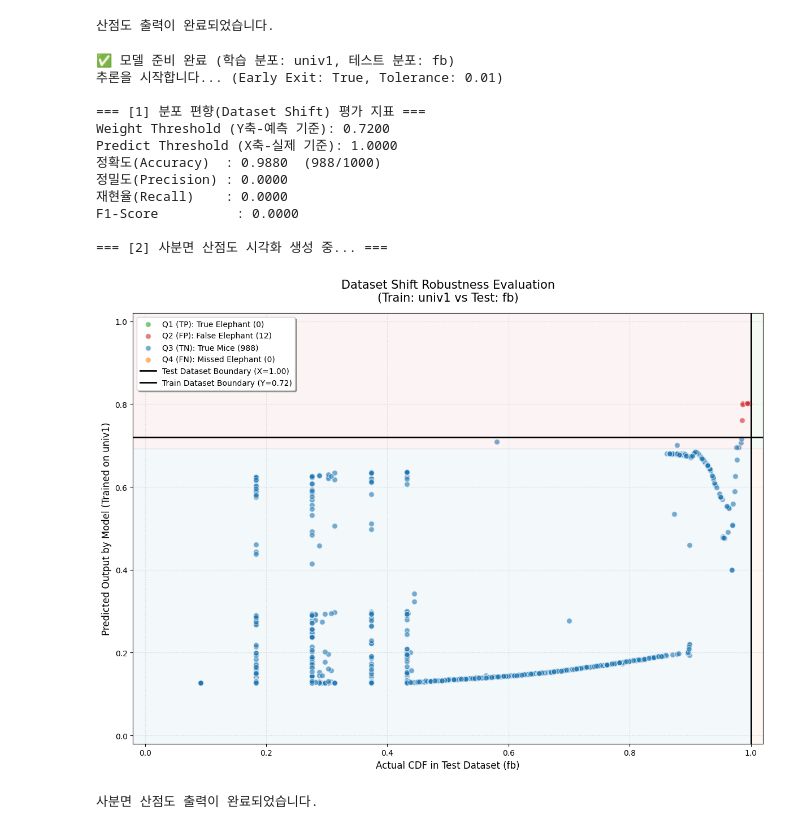
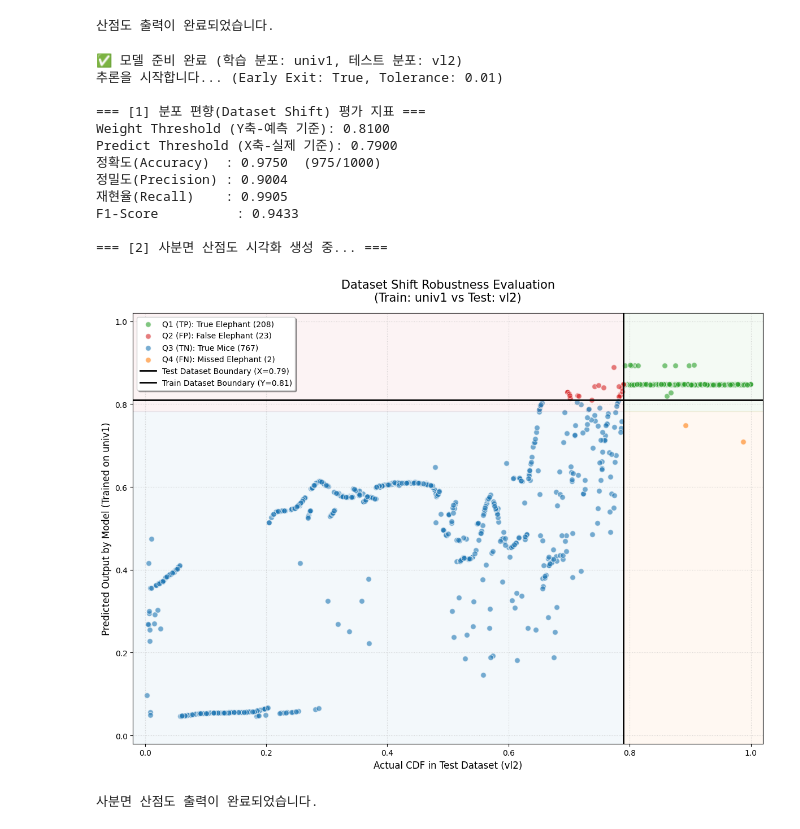
Before and after one commit to deneb784/2026_1_Final_9TEAM, a Jupyter notebook: model/step_GRU/Dynamic_model_test.ipynb, the cells around one changed output. Cells and saved outputs as stored; diff of their text form; code cells hidden in the pictures.

```diff
--- a/model/step_GRU/Dynamic_model_test.ipynb
+++ b/model/step_GRU/Dynamic_model_test.ipynb
@@ -729,8 +729,8 @@ if __name__ == "__main__":
 
     seq_len = 10
     weight_type = "univ1"
-    dataset_type = "fb" # 예시: 학습과 다른 데이터셋으로 설정
-    threshold_size = 30000
+    dataset_type = "vl2" # 예시: 학습과 다른 데이터셋으로 설정
+    threshold_size = 50000
 
     # 1. Threshold 및 정규화 통계량 추출
     weight_threshold, w_mean, w_var = get_flow_stats(
@@ -822,39 +822,39 @@ if __name__ == "__main__":
     plt.axvline(x=predict_threshold, color='black', linestyle='-', linewidth=2,
                 label=f'Test Dataset Boundary (X={predict_threshold:.2f})')
     plt.axhline(y=weight_threshold, color='black', linestyle='-', linewidth=2,
                 label=f'Train Dataset Boundary (Y={weight_threshold:.2f})')
 
     # 배경색을 연하게 칠해 사분면 직관성 강화
     plt.axvspan(predict_threshold, 1.05, ymin=weight_threshold/1.05, ymax=1.0, color='#2ca02c', alpha=0.05) # 1사분면 (TP 구역)
     plt.axvspan(-0.05, predict_threshold, ymin=weight_threshold/1.05, ymax=1.0, color='#d62728', alpha=0.05) # 2사분면 (FP 구역)
     plt.axvspan(-0.05, predict_threshold, ymin=0, ymax=weight_threshold/1.05, color='#1f77b4', alpha=0.05) # 3사분면 (TN 구역)
     plt.axvspan(predict_threshold, 1.05, ymin=0, ymax=weight_threshold/1.05, color='#ff7f0e', alpha=0.05) # 4사분면 (FN 구역)
 
     plt.title(f"Dataset Shift Robustness Evaluation\n(Train: {weight_type} vs Test: {dataset_type})", fontsize=15, pad=15)
     plt.xlabel(f"Actual CDF in Test Dataset ({dataset_type})", fontsize=12)
     plt.ylabel(f"Predicted Output by Model (Trained on {weight_type})", fontsize=12)
 
     plt.xlim(-0.02, 1.02)
     plt.ylim(-0.02, 1.02)
 
     plt.legend(loc='upper left', frameon=True, shadow=True, fontsize=10)
     plt.grid(True, linestyle=':', alpha=0.5)
 
     plt.tight_layout()
     plt.show()
     print("사분면 산점도 출력이 완료되었습니다.")
 # %% [output]
-✅ 모델 준비 완료 (학습 분포: univ1, 테스트 분포: fb)
+✅ 모델 준비 완료 (학습 분포: univ1, 테스트 분포: vl2)
 추론을 시작합니다... (Early Exit: True, Tolerance: 0.01)
 
 === [1] 분포 편향(Dataset Shift) 평가 지표 ===
-Weight Threshold (Y축-예측 기준): 0.7200
-Predict Threshold (X축-실제 기준): 1.0000
-정확도(Accuracy)  : 0.9880  (988/1000)
-정밀도(Precision) : 0.0000
-재현율(Recall)    : 0.0000
-F1-Score          : 0.0000
+Weight Threshold (Y축-예측 기준): 0.8100
+Predict Threshold (X축-실제 기준): 0.7900
+정확도(Accuracy)  : 0.9750  (975/1000)
+정밀도(Precision) : 0.9004
+재현율(Recall)    : 0.9905
+F1-Score          : 0.9433
 
 === [2] 사분면 산점도 시각화 생성 중... ===
-[figure, old version]
+[figure, new version]
 사분면 산점도 출력이 완료되었습니다.
```
Also changed, not shown: 2 other files.
